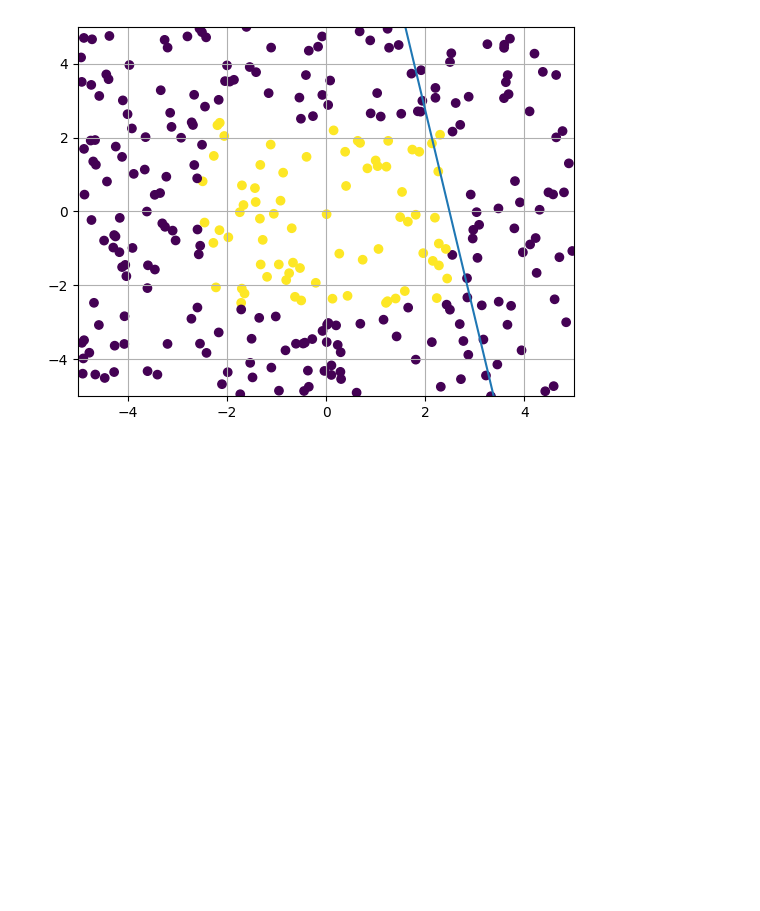
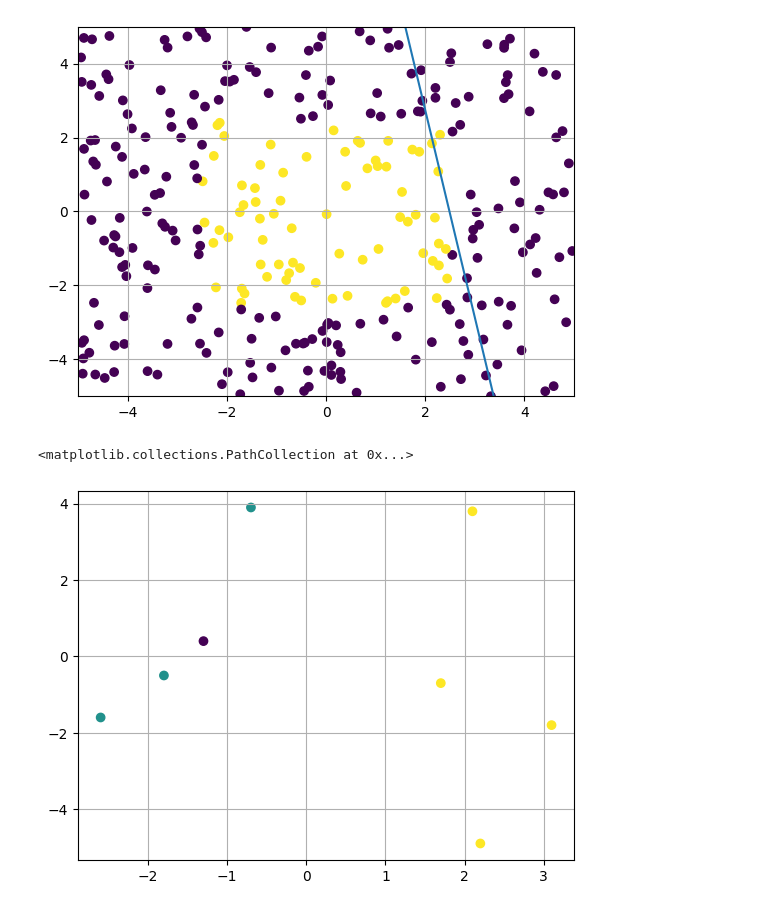
Before and after one commit to gametwix/Neuroinformatics, a Jupyter notebook: Lab1/main.ipynb, the cells around one changed output. Drawn from its saved outputs; the diff is of its cells as text; code cells hidden in the pictures; blank space fills up the shorter version.

```diff
--- a/Lab1/main.ipynb
+++ b/Lab1/main.ipynb
@@ -185,3 +185,12 @@ plt.plot([-6,6], [f(-6),f(6)])
 # %% [output]
 [<matplotlib.lines.Line2D at 0x...>]
 [figure]
+# %%
+X_four_train = np.array([[-1.8, -0.5], [2.1, 3.8], [2.2, -4.9], [1.7, -0.7],[-0.7, 3.9], [3.1, -1.8], [-2.6, -1.6], [-1.3, 0.4]])
+y_four_train = np.array([[0, 1], [1, 0], [1, 0], [1, 0], [0, 1], [1, 0], [0, 1], [0, 0]])
+# %%
+plt.grid()
+plt.scatter([x[0] for x in X_four_train ], [x[1] for x in X_four_train ],c = [y[0]*2 + y[1] for y in y_four_train])
+# %% [output]
+<matplotlib.collections.PathCollection at 0x...>
+[figure, added]
```
Also changed, not shown: parts of 6 cells of this notebook.
